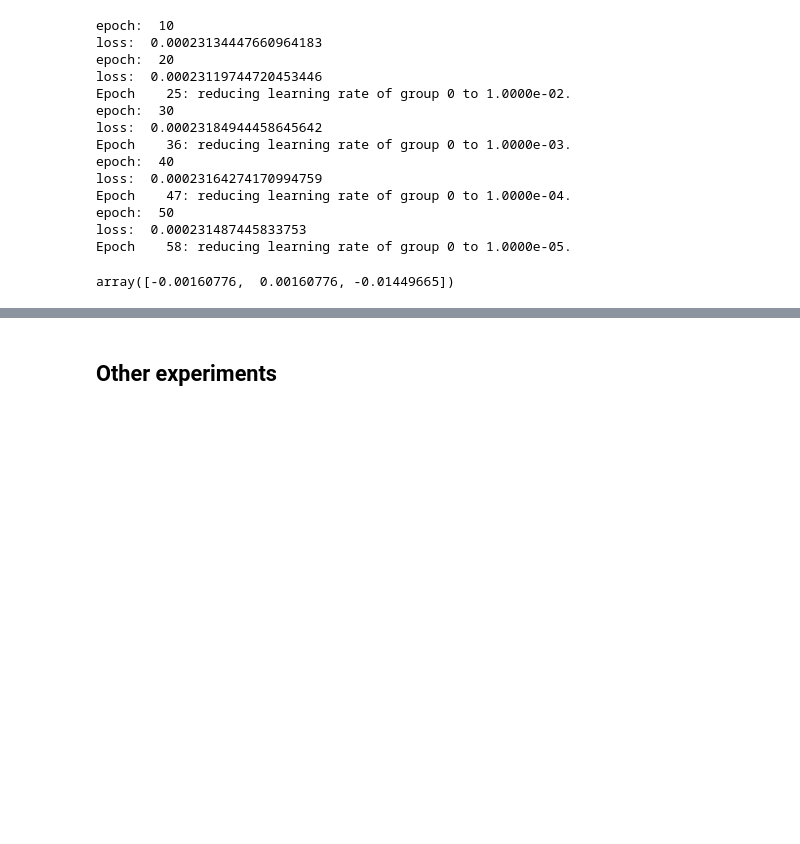
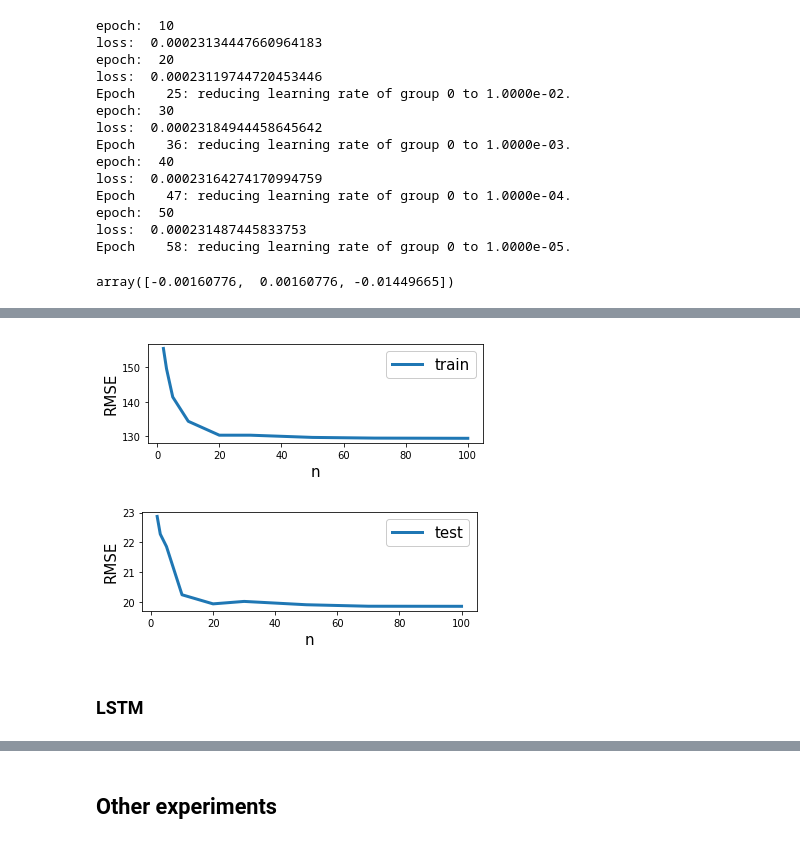
Before and after one commit to wweijia94/btc_dataset, a Jupyter notebook: rnn/train.ipynb, the cells around one changed output, grey strips where cells are left out. Drawn from its saved outputs; the diff is of its cells as text; code cells hidden in the pictures; blank space fills up the shorter version.

```diff
--- a/rnn/train.ipynb
+++ b/rnn/train.ipynb
@@ -400,0 +852,26 @@ plt.show()
+# %%
+
+x = [2, 3, 5, 10, 20, 30, 50, 70, 100]
+train = [155.5012906222249, 149.59651381050585, 141.4049528748728, 134.34992569800892,
+         130.31189313160814, 130.31403424704564, 129.6705231165398, 129.46942513793866, 129.40986036719718]
+test = [22.873824798589627, 22.280920525400116, 21.86203618443362, 20.24274605639211, 19.936954204322262,
+       20.019382611348664, 19.907661572767832, 19.857632508094653, 19.855001839430372]
+
+plt.subplot(2, 1, 1)
+plt.plot(x, train, label='train', linewidth=3)
+plt.legend(loc=1, framealpha=1, prop={'size': 15})
+plt.xlabel('n', fontsize=15)
+plt.ylabel('RMSE', fontsize=15)
+plt.show()
+
+plt.subplot(2, 1, 2)
+plt.plot(x, test, label='test', linewidth=3)
+plt.legend(loc=1, framealpha=1, prop={'size': 15})
+plt.xlabel('n', fontsize=15)
+plt.ylabel('RMSE', fontsize=15)
+plt.show()
+# %% [output]
+[figure, added]
+[figure, added]
+# %% [markdown]
+### LSTM
```
Also changed, not shown: parts of 20 cells of this notebook.
